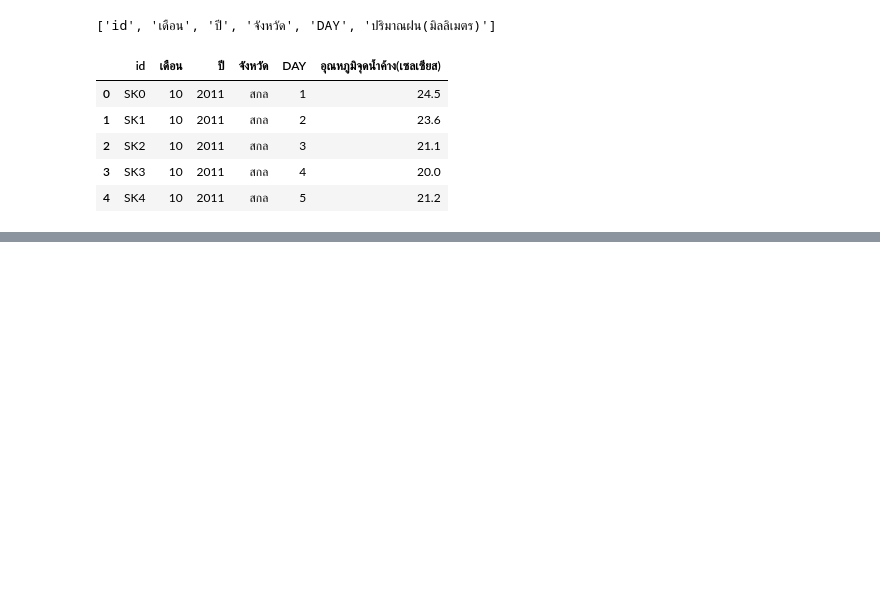
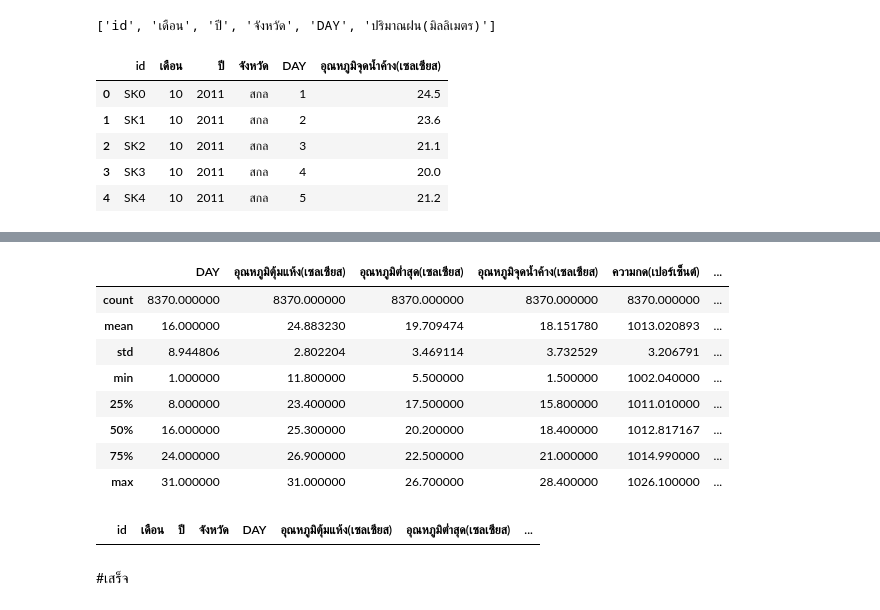
Before and after one commit to Tawanss/BSC_DPDM2023, a Jupyter notebook: midterm_bscdpdm23.ipynb, the cells around one changed output, grey strips where cells are left out. Saved outputs shown, nothing was run; the diff lists cells and outputs as text; code cells hidden in the pictures; blank space fills up the shorter version.

```diff
--- a/midterm_bscdpdm23.ipynb
+++ b/midterm_bscdpdm23.ipynb
@@ -758,0 +846,8 @@ Dew_temp_Sakon_mit.head()
+# %%
+joinSK1=pd.merge(Dry_temp_Sakon_mit,lower_temp_Sakon_mit,on='id')
+joinSK1_1 =pd.merge(joinSK1,Dew_temp_Sakon_mit,on='id')
+joinSK2=pd.merge(joinSK1_1,Airpressure_temp_Sakon_mit,on='id')
+joinSK3=pd.merge(joinSK2,Rhumidity_temp_Sakon_mit,on='id')
+joinSK3_1=pd.merge(joinSK3,Wind_velocity_Sakon_mit,on='id')
+joinSK4=pd.merge(joinSK3_1,Clouds_Sakon_mit,on='id')
+joinSK5=pd.merge(joinSK4,Rainfall_Sakon_mit,on='id')
@@ -758,0 +863,8 @@ Dew_temp_Sakon_mit.head()
+# %%
+joinNK1=pd.merge(Dry_temp_NongKhai_mit,lower_temp_NongKhai_mit,on='id')
+joinNK1_1 =pd.merge(joinNK1,Dew_temp_NongKhai_mit,on='id')
+joinNK2=pd.merge(joinNK1_1,Airpressure_temp_NongKhai_mit,on='id')
+joinNK3=pd.merge(joinNK2,Rhumidity_temp_NongKhai_mit,on='id')
+joinNK3_1=pd.merge(joinNK3,Wind_velocity_NongKhai_mit,on='id')
+joinNK4=pd.merge(joinNK3_1,Clouds_NongKhai_mit,on='id')
+joinNK5=pd.merge(joinNK4,Rainfall_NongKhai_mit,on='id')
@@ -758,0 +880,8 @@ Dew_temp_Sakon_mit.head()
+# %%
+joinl1=pd.merge(Dry_temp_loei_mit,lower_temp_loei_mit,on='id')
+joinl1_1 =pd.merge(joinl1,Dew_temp_loei_mit,on='id')
+joinl2=pd.merge(joinl1_1,Airpressure_temp_loei_mit,on='id')
+joinl3=pd.merge(joinl2,Rhumidity_temp_loei_mit,on='id')
+joinl3_1=pd.merge(joinl3,Wind_velocity_loei_mit,on='id')
+joinl4=pd.merge(joinl3_1,Clouds_loei_mit,on='id')
+joinl5=pd.merge(joinl4,Rainfall_loei_mit,on='id')
@@ -758,0 +899,7 @@ Dew_temp_Sakon_mit.head()
+# %%
+use_data = pd.concat([joinkk5,joinNP5,joinSK5,joinNK5,joinl5]).reset_index().drop(columns='index')
+# joinkk5.head()
+# joinNP5.head()
+# joinSK5.head()
+# joinNK5.head()
+# joinl5.head()
@@ -758,0 +932,12 @@ Dew_temp_Sakon_mit.head()
+# %%
+use_data.describe()
+# %% [output]
+|  | DAY | อุณหภูมิตุ้มแห้ง(เซลเซียส) | อุณหภูมิต่ำสุด(เซลเซียส) | อุณหภูมิจุดน้ำค้าง(เซลเซียส) | ความกด(เปอร์เซ็นต์) | ... |
+| count | 8370.000000 | 8370.000000 | 8370.000000 | 8370.000000 | 8370.000000 | ... |
+| mean | 16.000000 | 24.883230 | 19.709474 | 18.151780 | 1013.020893 | ... |
+| std | 8.944806 | 2.802204 | 3.469114 | 3.732529 | 3.206791 | ... |
+| min | 1.000000 | 11.800000 | 5.500000 | 1.500000 | 1002.040000 | ... |
+| 25% | 8.000000 | 23.400000 | 17.500000 | 15.800000 | 1011.010000 | ... |
+| 50% | 16.000000 | 25.300000 | 20.200000 | 18.400000 | 1012.817167 | ... |
+| 75% | 24.000000 | 26.900000 | 22.500000 | 21.000000 | 1014.990000 | ... |
+| max | 31.000000 | 31.000000 | 26.700000 | 28.400000 | 1026.100000 | ... |
@@ -758,0 +946,4 @@ Dew_temp_Sakon_mit.head()
+# %%
+use_data[(use_data["เดือน"]=='02')&(use_data["DAY"]>=29)] #เช็ก ว่ากุมพาพันธ์มี29,30,31วันหรือไม่
+# %% [output]
+|  | id | เดือน | ปี | จังหวัด | DAY | อุณหภูมิตุ้มแห้ง(เซลเซียส) | อุณหภูมิต่ำสุด(เซลเซียส) | ... |
@@ -758,0 +968,2 @@ Dew_temp_Sakon_mit.head()
+# %% [markdown]
+#เสร็จ
```
Also changed, not shown: parts of 23 cells of this notebook.
